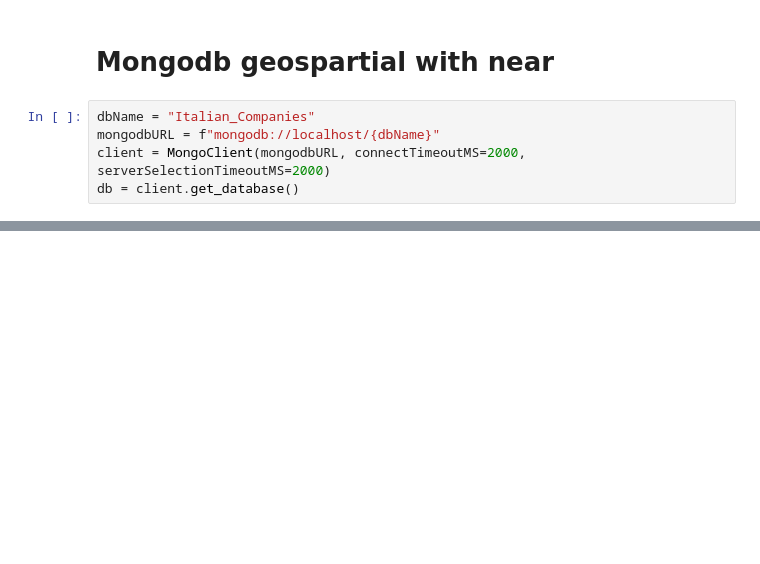
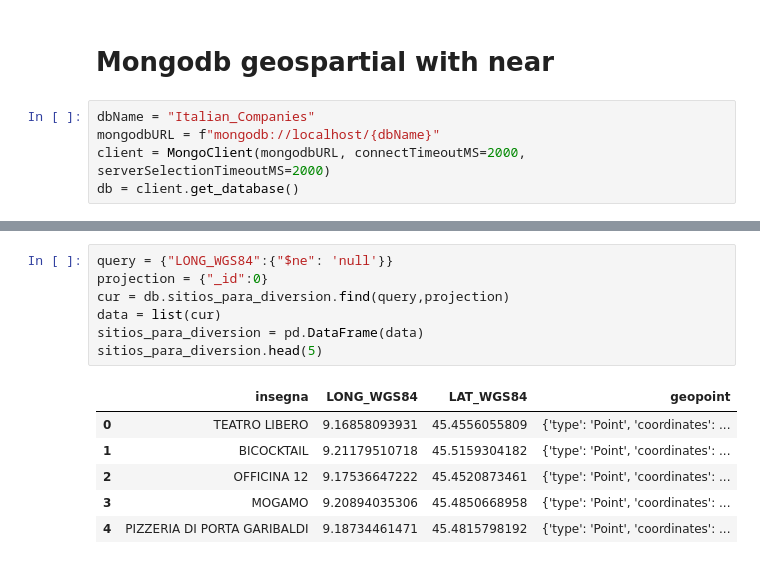
Before and after one commit to must4in3/3-geospartial-data-project, a Jupyter notebook: Results, GeoQueries and Data Visualization.ipynb, the cells around one changed output, grey strips where cells are left out. Saved outputs shown, nothing was run; the diff lists cells and outputs as text; blank space fills up the shorter version.

```diff
--- a/Results, GeoQueries and Data Visualization.ipynb
+++ b/Results, GeoQueries and Data Visualization.ipynb
@@ -33,0 +91,14 @@ db = client.get_database()
+# %%
+query = {"LONG_WGS84":{"$ne": 'null'}}
+projection = {"_id":0}
+cur = db.sitios_para_diversion.find(query,projection)
+data = list(cur)
+sitios_para_diversion = pd.DataFrame(data)
+sitios_para_diversion.head(5)
+# %% [output]
+|  | insegna | LONG_WGS84 | LAT_WGS84 | geopoint |
+| 0 | TEATRO LIBERO | 9.16858093931 | 45.4556055809 | {'type': 'Point', 'coordinates': ... |
+| 1 | BICOCKTAIL | 9.21179510718 | 45.5159304182 | {'type': 'Point', 'coordinates': ... |
+| 2 | OFFICINA 12 | 9.17536647222 | 45.4520873461 | {'type': 'Point', 'coordinates': ... |
+| 3 | MOGAMO | 9.20894035306 | 45.4850668958 | {'type': 'Point', 'coordinates': ... |
+| 4 | PIZZERIA DI PORTA GARIBALDI | 9.18734461471 | 45.4815798192 | {'type': 'Point', 'coordinates': ... |
```
Also changed, not shown: parts of 16 cells of this notebook, 2 other files.
